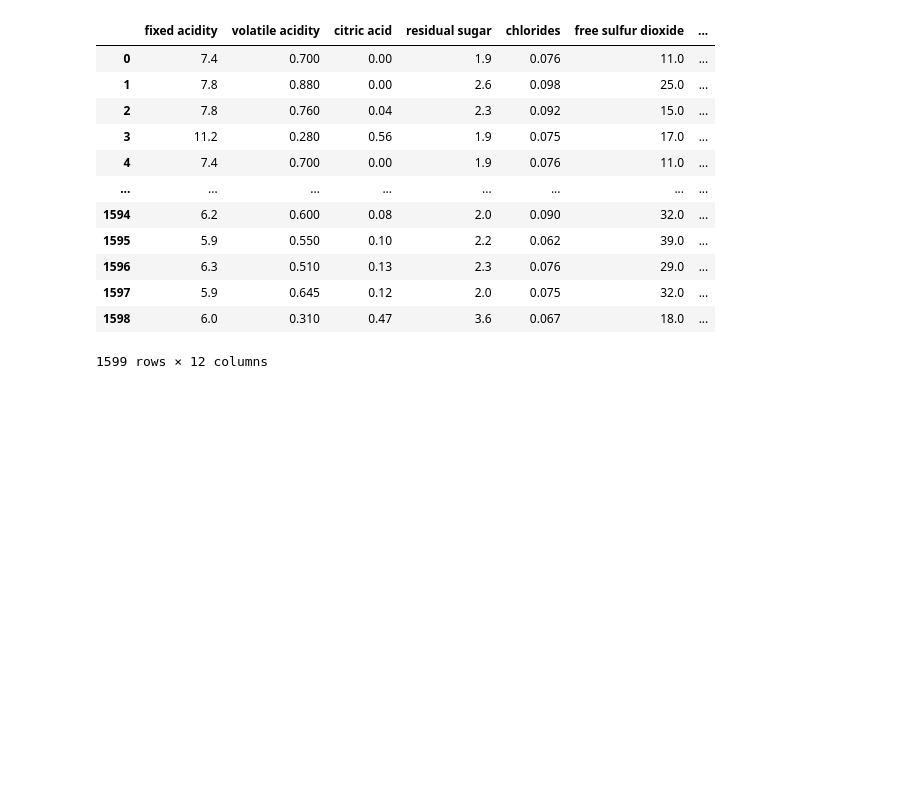
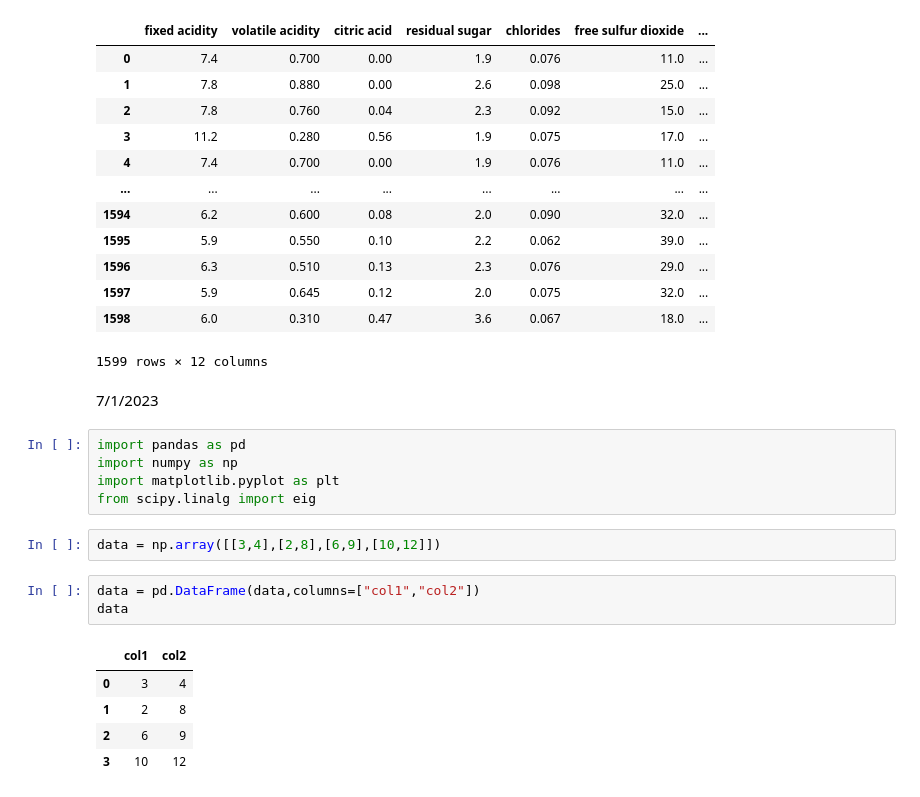
Before and after one commit to Rushi9867/Machine-Learning, a Jupyter notebook: PCA/pca.ipynb, the cells around one changed output. Cells and saved outputs as stored; diff of their text form; blank space fills up the shorter version.

```diff
--- a/PCA/pca.ipynb
+++ b/PCA/pca.ipynb
@@ -491,3 +491,21 @@ data1
 | 1597 | 5.9 | 0.645 | 0.12 | 2.0 | 0.075 | 32.0 | ... |
 | 1598 | 6.0 | 0.310 | 0.47 | 3.6 | 0.067 | 18.0 | ... |
 1599 rows × 12 columns
+# %% [markdown]
+7/1/2023
+# %%
+import pandas as pd
+import numpy as np
+import matplotlib.pyplot as plt
+from scipy.linalg import eig
+# %%
+data = np.array([[3,4],[2,8],[6,9],[10,12]])
+# %%
+data = pd.DataFrame(data,columns=["col1","col2"])
+data
+# %% [output]
+|  | col1 | col2 |
+| 0 | 3 | 4 |
+| 1 | 2 | 8 |
+| 2 | 6 | 9 |
+| 3 | 10 | 12 |
```
Also changed, not shown: parts of 8 cells of this notebook, 6 other files.
